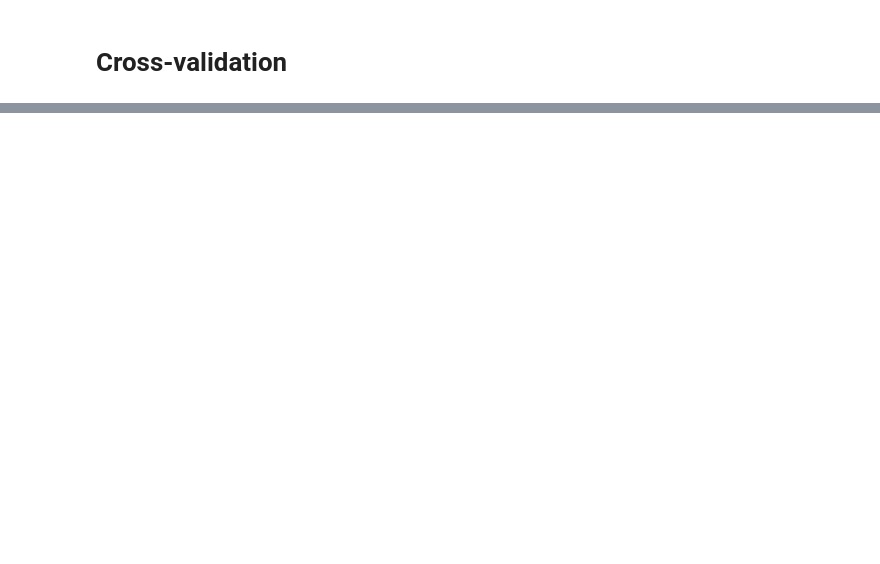
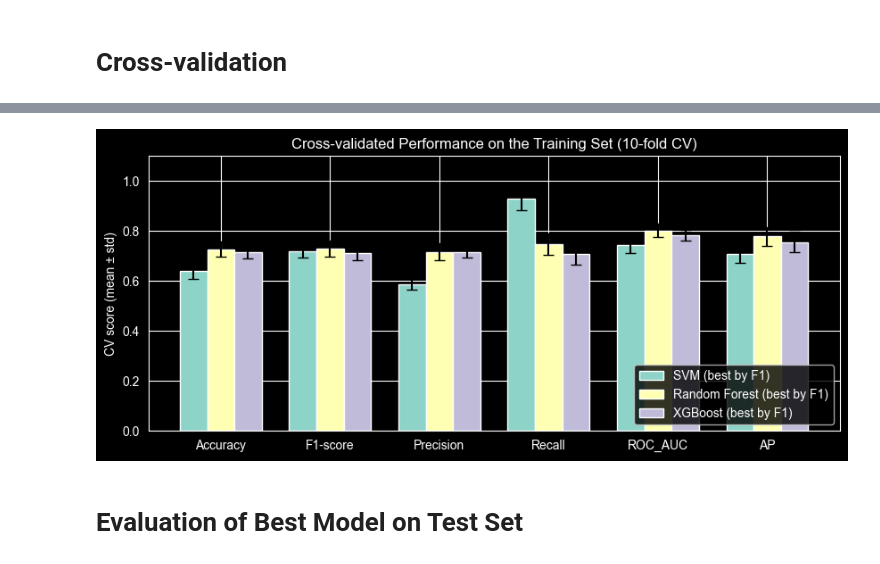
Before and after one commit to AronCalvert/Data-Mining, a Jupyter notebook: 03_classification.ipynb, the cells around one changed output, grey strips where cells are left out. Cells and saved outputs as stored; diff of their text form; code cells hidden in the pictures; blank space fills up the shorter version.

```diff
--- a/03_classification.ipynb
+++ b/03_classification.ipynb
@@ -189,0 +220,2 @@ scoring = {
+# %%
+pipe_svm = Pipeline(steps=[('preprocess', preprocess_pipeline), ('svm', svm.SVC(probability=True))])
@@ -255,8 +368,8 @@ Pipeline(steps=[('preprocess',
 # %%
 param_grid_xgb = {
-    'xgb__n_estimators': [500, 750, 1000],
-    'xgb__max_depth': [10, 15, 20],
-    'xgb__learning_rate': [0.01, 0.1]
+    'xgb__n_estimators': [1000], # Tried 500-1500. 1000 seemed best
+    'xgb__max_depth': [25], # Tried 15-30. 25 seemed best
+    'xgb__learning_rate': [0.005] # Tried 0.001-0.05. 0.005 seemed best
 }
 
 xgb_search = GridSearchCV(
@@ -265,13 +378,13 @@ xgb_search = GridSearchCV(
     n_jobs=-1,
     cv=cv,
     scoring=scoring,
-    refit="F1-score",
+    refit='F1-score',
     return_train_score=False
 )
 
 xgb_search.fit(X_train, y_train)
-print(f"Best CV F1 = {xgb_search.best_score_:.3f}")
-print("Best parameters: ", xgb_search.best_params_)
+print(f'Best CV F1 = {xgb_search.best_score_:.3f}')
+print('Best parameters: ', xgb_search.best_params_)
 
 xgb_best_params = xgb_search.best_params_
 xgb_best_model = xgb_search.best_estimator_
@@ -296,3 +396,0 @@ res_rf = cross_validate(
-# %%
-for m, vals in res_rf.items():
-        print(f"  {m:9s}: mean={np.mean(vals):.3f}, std={np.std(vals):.3f}")
@@ -347,3 +396,0 @@ res_xgb = cross_validate(
-# %%
-for m, vals in res_xgb.items():
-        print(f"  {m:9s}: mean={np.mean(vals):.3f}, std={np.std(vals):.3f}")
@@ -385,0 +442,26 @@ dtype: float32
+# %%
+metric_names = list(scoring.keys())
+labels = list(cv_results.keys())
+
+means = {lab: [np.mean(cv_results[lab][m]) for m in metric_names] for lab in labels}
+stds  = {lab: [np.std(cv_results[lab][m]) for m in metric_names] for lab in labels}
+
+x = np.arange(len(metric_names))
+width = 0.25
+
+fig, ax = plt.subplots(figsize=(10, 4))
+ax.bar(x - width, means[labels[0]], width, yerr=stds[labels[0]], capsize=4, label=labels[0])
+ax.bar(x, means[labels[1]], width, yerr=stds[labels[1]], capsize=4, label=labels[1])
+ax.bar(x + width, means[labels[2]], width, yerr=stds[labels[2]], capsize=4, label=labels[2])
+
+ax.set_xticks(x)
+ax.set_xticklabels(metric_names, rotation=0)
+ax.set_ylim(0, 1.1)
+ax.set_ylabel('CV score (mean ± std)')
+ax.set_title('Cross-validated Performance on the Training Set (10-fold CV)')
+ax.legend(loc='lower right')
+plt.show()
+# %% [output]
+[figure, added]
+# %% [markdown]
+# Evaluation of Best Model on Test Set
```
Also changed, not shown: parts of 60 cells of this notebook.
